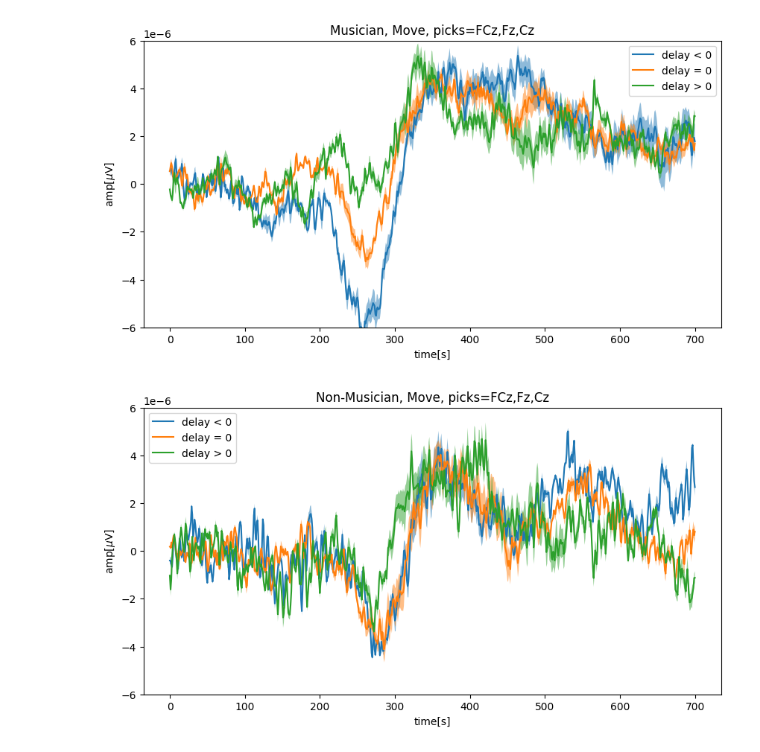
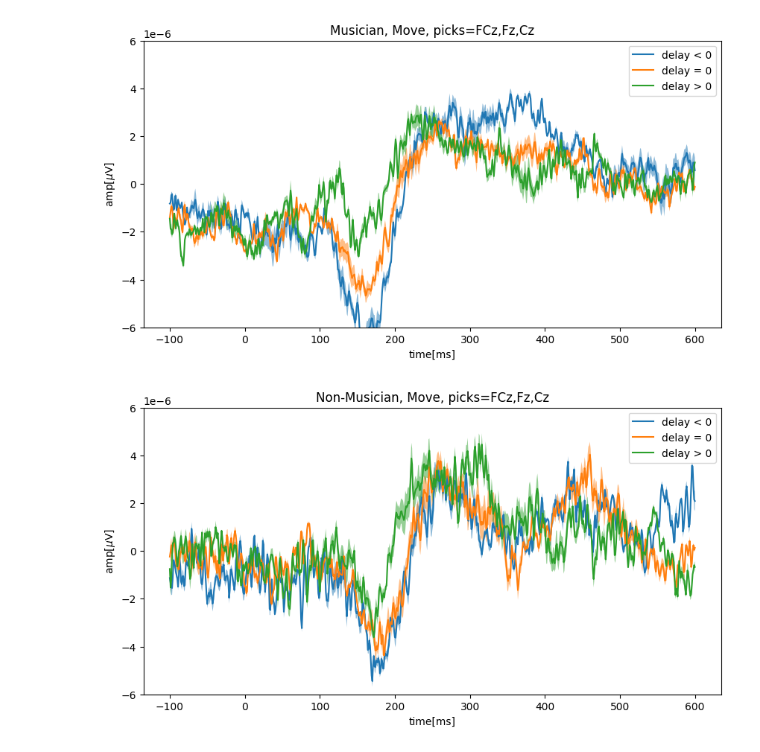
Before and after one commit to 8gaU8/EEGAnalysys23, a Jupyter notebook: notebooks/erp_scaling.ipynb, the cells around one changed output. Drawn from its saved outputs; the diff is of its cells as text; code cells hidden in the pictures.

```diff
--- a/notebooks/erp_scaling.ipynb
+++ b/notebooks/erp_scaling.ipynb
@@ -53,16 +56,16 @@ def evoked_per_bin(part_ids, bins, conditions):
 # %%
-bin1 = ("0", "1")
-bin2 = ("2", "3", "4")
-bin3 = ("5", "6")
-bins = bin1, bin2, bin3
+bin1 = ("0", "1", "2")
+bin2 = ("3", "4", "5")
+bin3 = ("6", "7", "8")
+bins_list = bin1, bin2, bin3
 
-part_m_ids = ["m01", "m02", "m03", "m04", "m05", "m06"]
+part_m_ids = ["m01", "m02", "m03", "m04", "m05", "m06", "m08"]
 part_nm_ids = ["nm01", "nm02", "nm03", "nm04"]
 # %%
-mucisians_move = evoked_per_bin(part_m_ids, bins, "move")
-mucisians_no_move = evoked_per_bin(part_m_ids, bins, "no_move")
-mucisians_all = evoked_per_bin(part_m_ids, bins, ("move", "no_move"))
+musicians_move = evoked_per_bin(part_m_ids, bins_list, "move")
+musicians_no_move = evoked_per_bin(part_m_ids, bins_list, "no_move")
+musicians_all = evoked_per_bin(part_m_ids, bins_list, ("move", "no_move"))
 
-no_mucisians_move = evoked_per_bin(part_nm_ids, bins, "move")
-no_mucisians_no_move = evoked_per_bin(part_nm_ids, bins, "no_move")
-no_mucisians_all = evoked_per_bin(part_nm_ids, bins, ("move", "no_move"))
+no_musicians_move = evoked_per_bin(part_nm_ids, bins_list, "move")
+no_musicians_no_move = evoked_per_bin(part_nm_ids, bins_list, "no_move")
+no_musicians_all = evoked_per_bin(part_nm_ids, bins_list, ("move", "no_move"))
@@ -76,21 +151,10 @@ def plot(evoked, picks):
             bin_data = bin.get_data(picks=picks)
         mean = bin_data.mean(axis=0)
         std = bin_data.std(axis=0, ddof=1) / np.sqrt(len(picks))
-        plt.plot(mean, label=f"delay {label} 0")
-        plt.fill_between(range(mean.shape[0]), mean - std, mean + std, alpha=alpha)
-    plt.xlabel("time[s]")
+        x = np.arange(len(mean))-100
+        plt.plot(x, mean, label=f"delay {label} 0")
+        plt.fill_between(x, mean - std, mean + std, alpha=alpha)
+    plt.xlabel("time[ms]")
     plt.ylabel(r"amp[$\mu$V]")
     plt.ylim([-6 * 1e-6, 6 * 1e-6])
     plt.legend()
-
-
-plt.figure(figsize=(10, 5))
-picks = ["FCz", "Fz", "Cz"]
-plot(mucisians_all, picks)
-plt.title(f"Musician, Move, Don't Move, picks={','.join(picks)}")
-plt.show()
-
-plt.figure(figsize=(10, 5))
-plot(no_mucisians_all, picks)
-plt.title(f"Non-Musician, Move, Don't Move, picks={','.join(picks)}")
-plt.show()
@@ -114,17 +189,17 @@ plt.show()
 # %%
 plt.figure(figsize=(10, 5))
 picks = ["FCz", "Fz", "Cz"]
-plot(mucisians_move, picks)
+plot(musicians_move, picks)
 plt.title(f"Musician, Move, picks={','.join(picks)}")
 plt.show()
 
 plt.figure(figsize=(10, 5))
-plot(no_mucisians_move, picks)
+plot(no_musicians_move, picks)
 plt.title(f"Non-Musician, Move, picks={','.join(picks)}")
 plt.show()
 # %% [output]
-[figure, old version]
+[figure, new version]
-[figure, old version]
+[figure, new version]
 # %%
 plt.figure(figsize=(10, 5))
 picks = ["FCz", "Fz", "Cz"]
```
Also changed, not shown: parts of 13 cells of this notebook.
